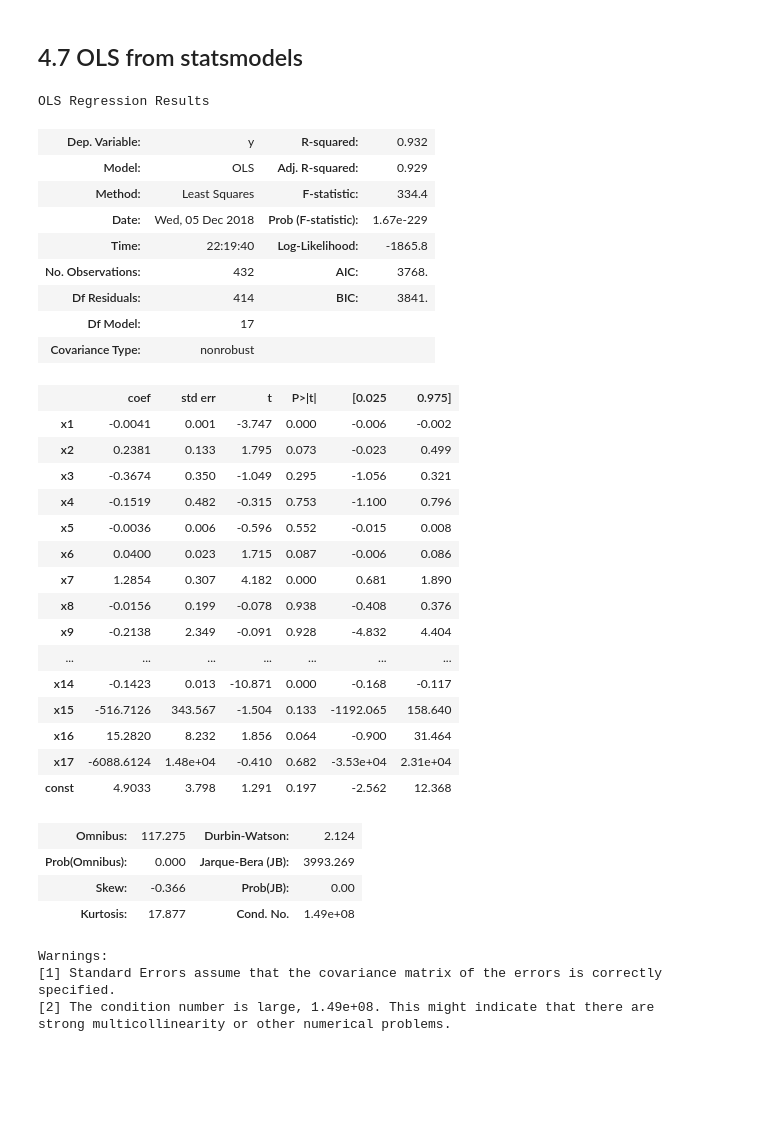
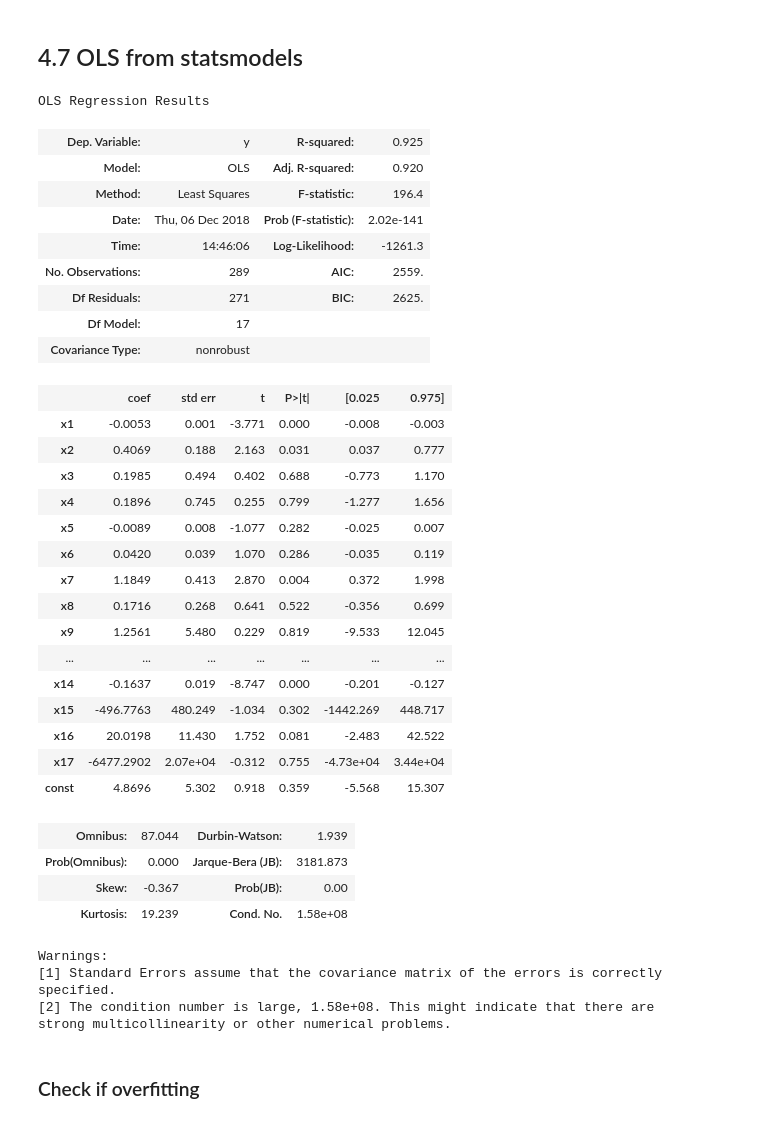
Before and after one commit to minzhou1003/electra-vehicle-range-prediction, a Jupyter notebook: vehicle_range_prediction.ipynb, the cells around one changed output. Drawn from its saved outputs; the diff is of its cells as text; code cells hidden in the pictures; blank space fills up the shorter version.

```diff
--- a/vehicle_range_prediction.ipynb
+++ b/vehicle_range_prediction.ipynb
@@ -113,10 +116,13 @@ feature_df.T
 # %%
+input_df = feature_df.T.drop(['system_range'], axis=1)
 pd.options.display.float_format = '{:,.4f}'.format
-df = feature_df.T
+df = input_df.astype('float64')
 corr = df.corr()
-print(corr)
-# corr[np.abs(corr) < 0.65] = 0
-# plt.figure(figsize=(16,10))
-# sns.heatmap(corr, annot=True, cmap='YlGnBu')
-# plt.show()
+corr[np.abs(corr) < 0.65] = 0
+plt.figure(figsize=(16,10))
+plt.title('Correlation between the different features')
+sns.heatmap(corr, annot=True, cmap='YlGnBu')
+# plt.savefig('corr.png')
+plt.savefig('corr_above65.png')
+plt.show()
 # %% [output]
@@ -128,5 +154,5 @@ Index: []
 # %%
-X = feature_df.T.drop(['system_range'], axis=1).values.astype(float)
+X = input_df.values.astype(float)
 y = feature_df.T['system_range'].values.astype(float)
 print(X.shape, y.shape)
 # %% [output]
@@ -297,43 +323,45 @@ The r2_score is:
 # %%
 import statsmodels.api as sm
 import statsmodels.formula.api as smf
 
-model = sm.OLS(y, X)
-lin_reg = model.fit()
+model = sm.OLS(y_train, X_train)
+results = model.fit()
 
-lin_reg.summary()
+results.summary()
 # %% [output]
 OLS Regression Results
-| Dep. Variable: | y | R-squared: | 0.932 |
-| Model: | OLS | Adj. R-squared: | 0.929 |
-| Method: | Least Squares | F-statistic: | 334.4 |
-| Date: | Wed, 05 Dec 2018 | Prob (F-statistic): | 1.67e-229 |
-| Time: | 22:19:40 | Log-Likelihood: | -1865.8 |
-| No. Observations: | 432 | AIC: | 3768. |
-| Df Residuals: | 414 | BIC: | 3841. |
+| Dep. Variable: | y | R-squared: | 0.925 |
+| Model: | OLS | Adj. R-squared: | 0.920 |
+| Method: | Least Squares | F-statistic: | 196.4 |
+| Date: | Thu, 06 Dec 2018 | Prob (F-statistic): | 2.02e-141 |
+| Time: | 14:46:06 | Log-Likelihood: | -1261.3 |
+| No. Observations: | 289 | AIC: | 2559. |
+| Df Residuals: | 271 | BIC: | 2625. |
 | Df Model: | 17 |  |  |
 | Covariance Type: | nonrobust |  |  |
 |  | coef | std err | t | P>|t| | [0.025 | 0.975] |
-| x1 | -0.0041 | 0.001 | -3.747 | 0.000 | -0.006 | -0.002 |
-| x2 | 0.2381 | 0.133 | 1.795 | 0.073 | -0.023 | 0.499 |
-| x3 | -0.3674 | 0.350 | -1.049 | 0.295 | -1.056 | 0.321 |
-| x4 | -0.1519 | 0.482 | -0.315 | 0.753 | -1.100 | 0.796 |
-| x5 | -0.0036 | 0.006 | -0.596 | 0.552 | -0.015 | 0.008 |
-| x6 | 0.0400 | 0.023 | 1.715 | 0.087 | -0.006 | 0.086 |
-| x7 | 1.2854 | 0.307 | 4.182 | 0.000 | 0.681 | 1.890 |
-| x8 | -0.0156 | 0.199 | -0.078 | 0.938 | -0.408 | 0.376 |
-| x9 | -0.2138 | 2.349 | -0.091 | 0.928 | -4.832 | 4.404 |
+| x1 | -0.0053 | 0.001 | -3.771 | 0.000 | -0.008 | -0.003 |
+| x2 | 0.4069 | 0.188 | 2.163 | 0.031 | 0.037 | 0.777 |
+| x3 | 0.1985 | 0.494 | 0.402 | 0.688 | -0.773 | 1.170 |
+| x4 | 0.1896 | 0.745 | 0.255 | 0.799 | -1.277 | 1.656 |
+| x5 | -0.0089 | 0.008 | -1.077 | 0.282 | -0.025 | 0.007 |
+| x6 | 0.0420 | 0.039 | 1.070 | 0.286 | -0.035 | 0.119 |
+| x7 | 1.1849 | 0.413 | 2.870 | 0.004 | 0.372 | 1.998 |
+| x8 | 0.1716 | 0.268 | 0.641 | 0.522 | -0.356 | 0.699 |
+| x9 | 1.2561 | 5.480 | 0.229 | 0.819 | -9.533 | 12.045 |
 | ... | ... | ... | ... | ... | ... | ... |
-| x14 | -0.1423 | 0.013 | -10.871 | 0.000 | -0.168 | -0.117 |
-| x15 | -516.7126 | 343.567 | -1.504 | 0.133 | -1192.065 | 158.640 |
-| x16 | 15.2820 | 8.232 | 1.856 | 0.064 | -0.900 | 31.464 |
-| x17 | -6088.6124 | 1.48e+04 | -0.410 | 0.682 | -3.53e+04 | 2.31e+04 |
-| const | 4.9033 | 3.798 | 1.291 | 0.197 | -2.562 | 12.368 |
+| x14 | -0.1637 | 0.019 | -8.747 | 0.000 | -0.201 | -0.127 |
+| x15 | -496.7763 | 480.249 | -1.034 | 0.302 | -1442.269 | 448.717 |
+| x16 | 20.0198 | 11.430 | 1.752 | 0.081 | -2.483 | 42.522 |
+| x17 | -6477.2902 | 2.07e+04 | -0.312 | 0.755 | -4.73e+04 | 3.44e+04 |
+| const | 4.8696 | 5.302 | 0.918 | 0.359 | -5.568 | 15.307 |
-| Omnibus: | 117.275 | Durbin-Watson: | 2.124 |
-| Prob(Omnibus): | 0.000 | Jarque-Bera (JB): | 3993.269 |
-| Skew: | -0.366 | Prob(JB): | 0.00 |
-| Kurtosis: | 17.877 | Cond. No. | 1.49e+08 |
+| Omnibus: | 87.044 | Durbin-Watson: | 1.939 |
+| Prob(Omnibus): | 0.000 | Jarque-Bera (JB): | 3181.873 |
+| Skew: | -0.367 | Prob(JB): | 0.00 |
+| Kurtosis: | 19.239 | Cond. No. | 1.58e+08 |
 Warnings:
 [1] Standard Errors assume that the covariance matrix of the errors is correctly specified.
-[2] The condition number is large, 1.49e+08. This might indicate that there are
+[2] The condition number is large, 1.58e+08. This might indicate that there are
 strong multicollinearity or other numerical problems.
+# %% [markdown]
+### Check if overfitting
```
Also changed, not shown: parts of 16 cells of this notebook.
